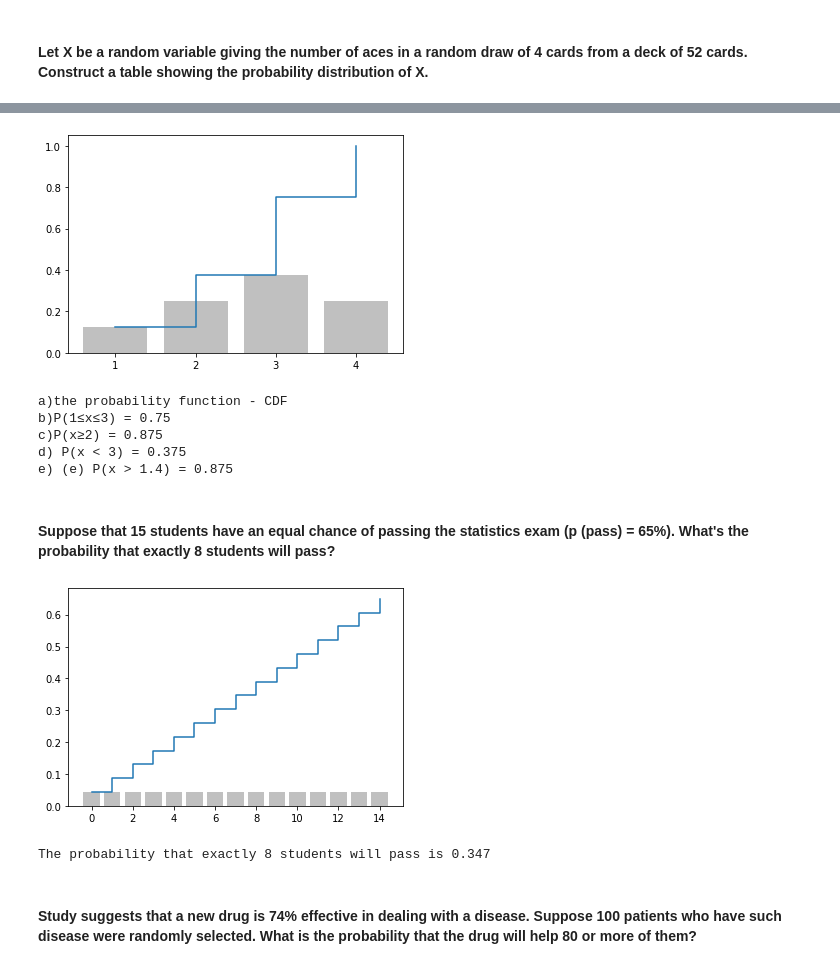
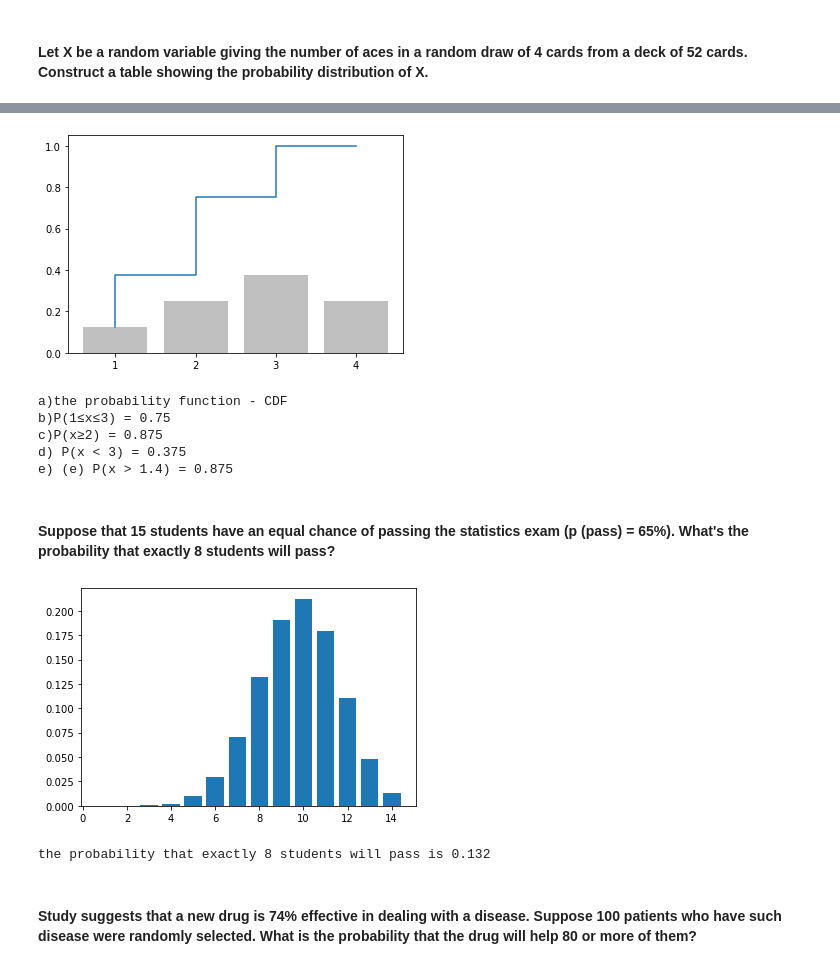
Before and after one commit to RomanenkoRIS/Math_for_Data_Science, a Jupyter notebook: ProbabilityTheory.ipynb, the cells around one changed output, grey strips where cells are left out. Cells and saved outputs as stored; diff of their text form; code cells hidden in the pictures.

Commit message:
Home task 3
Main Characteristics of Distribution

```diff
--- a/ProbabilityTheory.ipynb
+++ b/ProbabilityTheory.ipynb
@@ -401,13 +427,13 @@ df
 x =[1,2,3,4]
 CDF = [1/8,3/8,3/4,1]
 PMF = []
-for i in range(0,len(F_x)):
+for i in range(0,len(CDF)):
     if i ==0:
-        PMF.append(F_x[i])
+        PMF.append(CDF[i])
     else:
-        PMF.append(F_x[i]-F_x[i-1])
+        PMF.append(CDF[i]-CDF[i-1])
 
-plt.step(x,CDF, where= 'post')
+plt.step(x,CDF)
 plt.xticks(np.arange(1,len(CDF)+1,1))
 plt.bar(x,PMF, color = 'silver')
 plt.show()
@@ -421,7 +447,7 @@ print(f'a)the probability function - CDF\
 \nd) P(x < 3) = {d}\
 \ne) (e) P(x > 1.4) = {e}')
 # %% [output]
-[figure, old version]
+[figure, new version]
 a)the probability function - CDF
 b)P(1≤x≤3) = 0.75
 c)P(x≥2) = 0.875
@@ -432,17 +458,16 @@ e) (e) P(x > 1.4) = 0.875
 # %%
 students = 15
 p_pass = 0.65
-n = [i for i in range(0,students)]
-v = [0.65*(1/15)]*students
-P_x_9 = [sum(v[:i]) for i in range(1,len(v)+1)]
-plt.bar(n,v, color = 'silver')
-plt.step(n,P_x_9, where= 'post')
+
+x = [i for i in range(1,15)]
+P_x = [BinomialDistribution(0.65,15,i) for i in x]
+P_8 = P_x[7]
+plt.bar(x,P_x)
 plt.show()
-P = round(P_x_9[7],3)
-print(f'The probability that exactly 8 students will pass is {P}')
+print(f'the probability that exactly 8 students will pass is {round(P_8,3)}')
 # %% [output]
-[figure, old version]
+[figure, new version]
-The probability that exactly 8 students will pass is 0.347
+the probability that exactly 8 students will pass is 0.132
 # %% [markdown]
 #### Study suggests that a new drug is 74% effective in dealing with a disease. Suppose 100 patients who have such disease were randomly selected. What is the probability that the drug will help 80 or more of them?
 # %%
```
Also changed, not shown: parts of 26 cells of this notebook, 4 other files.
